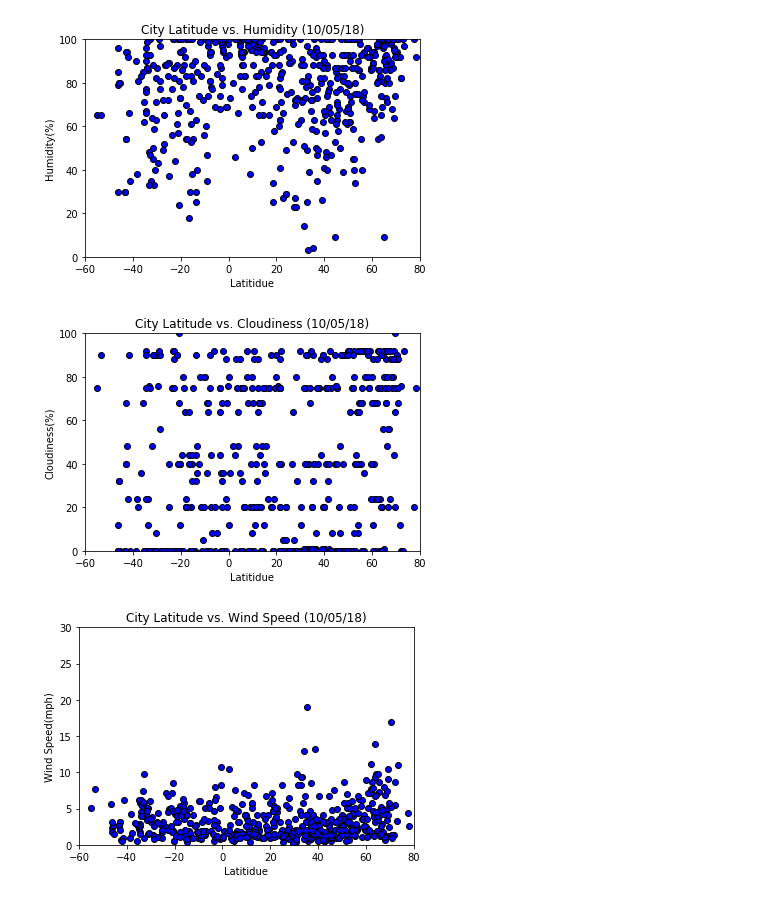
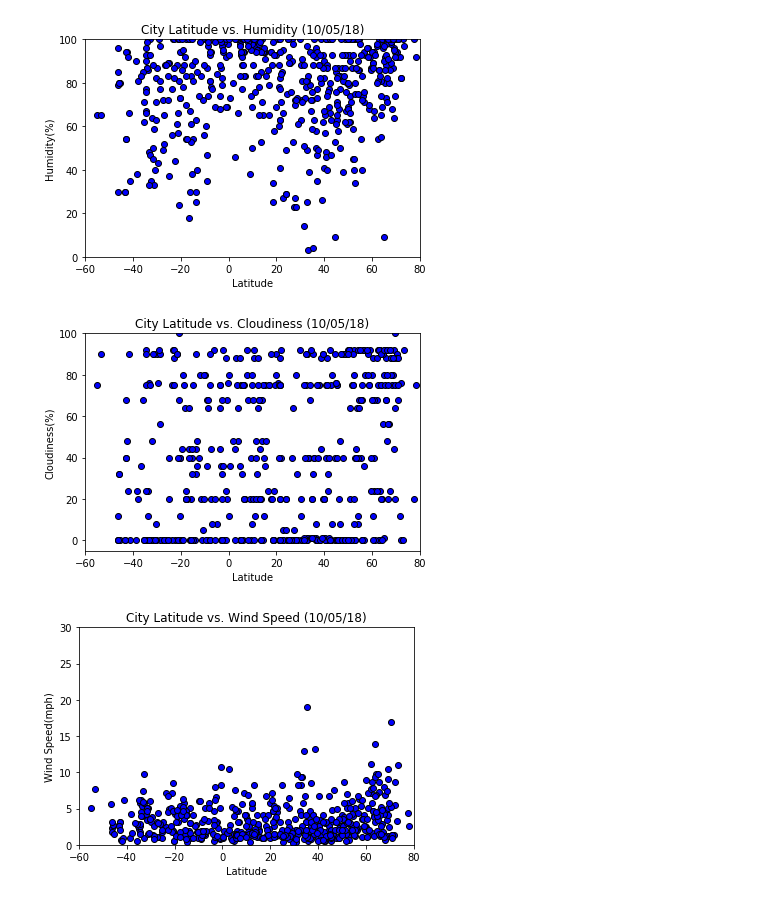
Before and after one commit to patesc/HW4, a Jupyter notebook: HW6 API/WeatherPy.ipynb, the cells around one changed output. Drawn from its saved outputs; the diff is of its cells as text; code cells hidden in the pictures.

```diff
--- a/HW6 API/WeatherPy.ipynb
+++ b/HW6 API/WeatherPy.ipynb
@@ -160,16 +160,16 @@ plt.savefig("table2.png")
 [figure]
 # %%
 plt.xlim(-60,80)
-plt.ylim(0, 100)
+plt.ylim(-5, 100)
 
 plt.scatter(lat, cloudiness, marker="o", facecolors="blue", edgecolors="black")
 
 plt.title("City Latitude vs. Cloudiness (10/05/18)")
-plt.xlabel("Latitidue")
+plt.xlabel("Latitude")
 plt.ylabel("Cloudiness(%)")
 plt.savefig("table3.png")
 # %% [output]
-[figure, old version]
+[figure, new version]
 # %%
 plt.xlim(-60,80)
 plt.ylim(0, 30)
```
Also changed, not shown: parts of 3 cells of this notebook, 1 other file.
